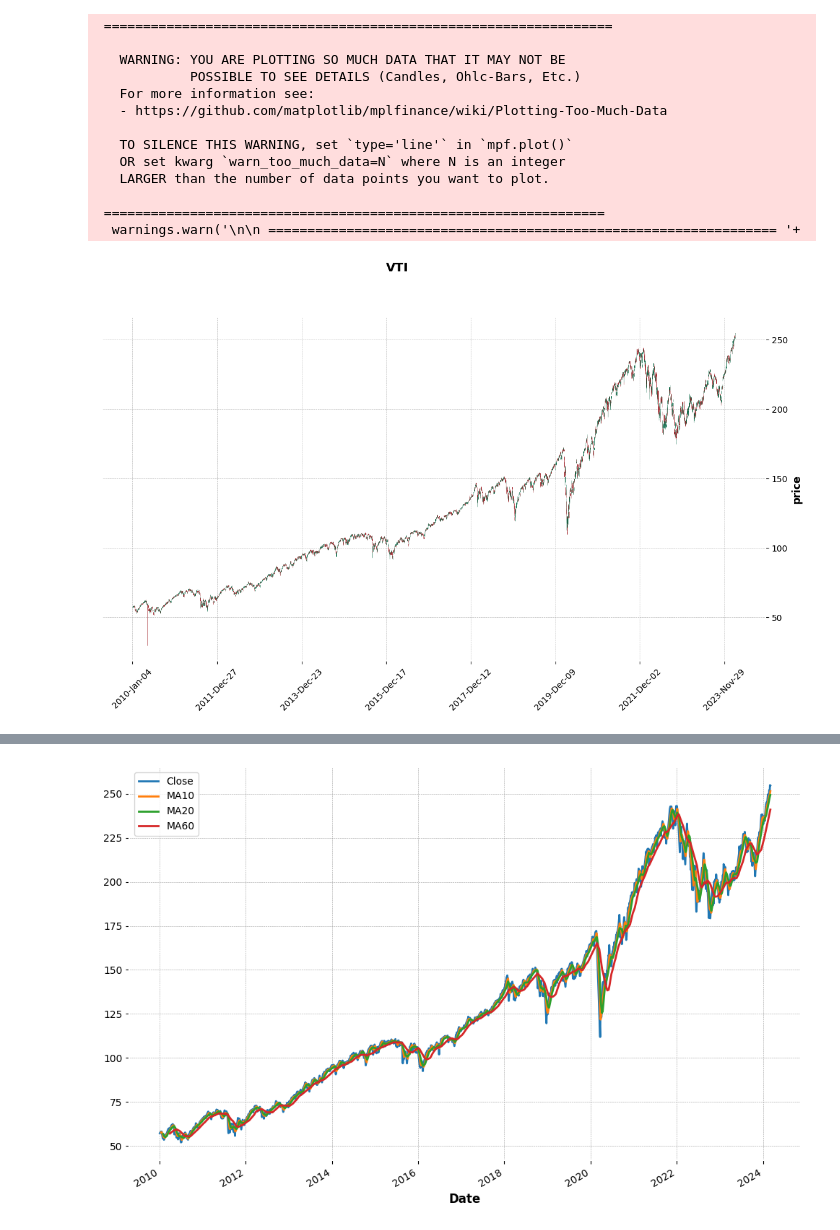
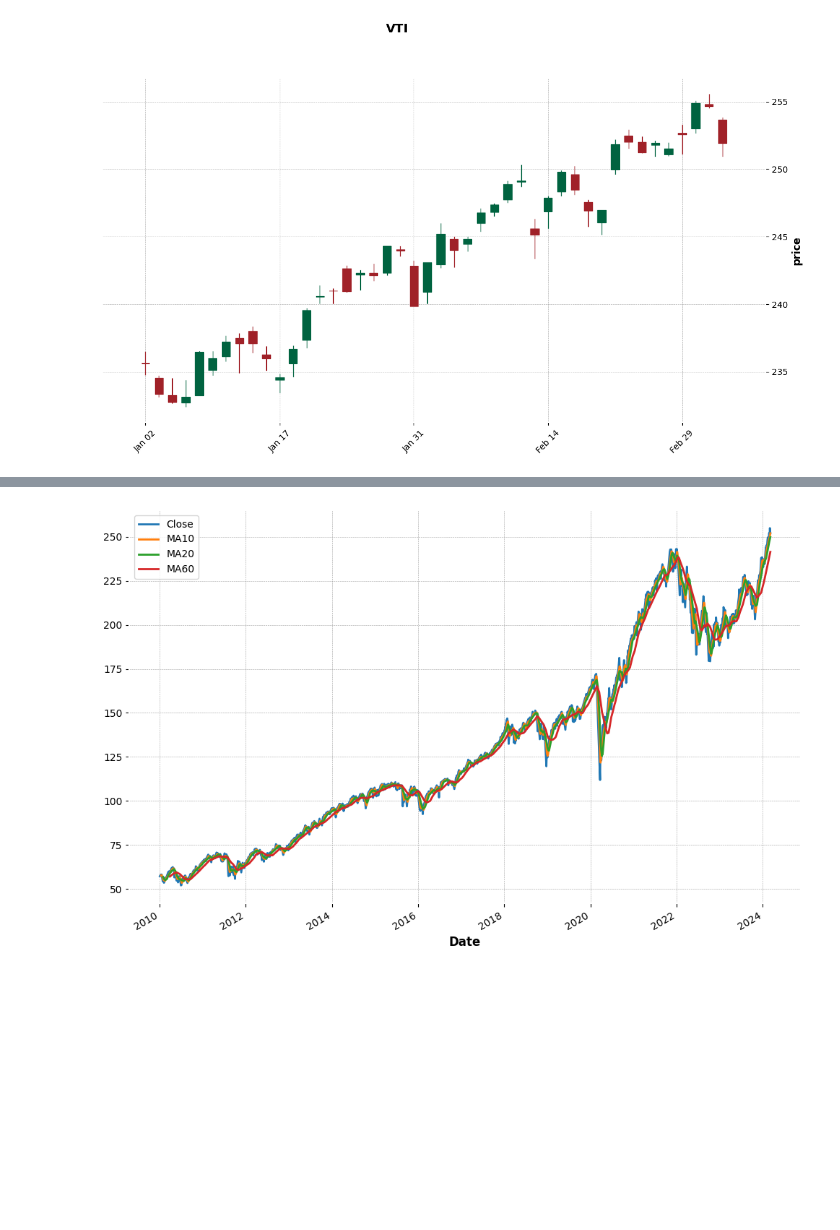
Before and after one commit to jerry860911/stock_backtest, a Jupyter notebook: us.ipynb, the cells around one changed output, grey strips where cells are left out. Drawn from its saved outputs; the diff is of its cells as text; code cells hidden in the pictures; blank space fills up the shorter version.

```diff
--- a/us.ipynb
+++ b/us.ipynb
@@ -48,26 +66,14 @@ plt.show()
 # %%
 import mplfinance as mpf
 
 # 確保你的數據已經被排序，特別是如果它是時間序列數據
-data = data.sort_index()
+data_2024 = data.loc[data.index.year == 2024]
+data_2024 = data_2024.sort_index()
 
 # 繪製K線圖
-mpf.plot(data, type='candle', style='charles', title='VTI', ylabel='price',figsize=(15, 8))
+mpf.plot(data_2024, type='candle', style='charles', title='VTI', ylabel='price',figsize=(15, 8))
 # %% [output]
- =================================================================
-
-   WARNING: YOU ARE PLOTTING SO MUCH DATA THAT IT MAY NOT BE
-            POSSIBLE TO SEE DETAILS (Candles, Ohlc-Bars, Etc.)
-   For more information see:
-   - https://github.com/matplotlib/mplfinance/wiki/Plotting-Too-Much-Data
-
-   TO SILENCE THIS WARNING, set `type='line'` in `mpf.plot()`
-   OR set kwarg `warn_too_much_data=N` where N is an integer
-   LARGER than the number of data points you want to plot.
-
- ================================================================
-  warnings.warn('\n\n ================================================================= '+
-[figure, old version]
+[figure, new version]
 # %% [markdown]
 <img src="./25.png" height="500"/>
 # %%
```
Also changed, not shown: parts of 31 cells of this notebook, 11 other files.
